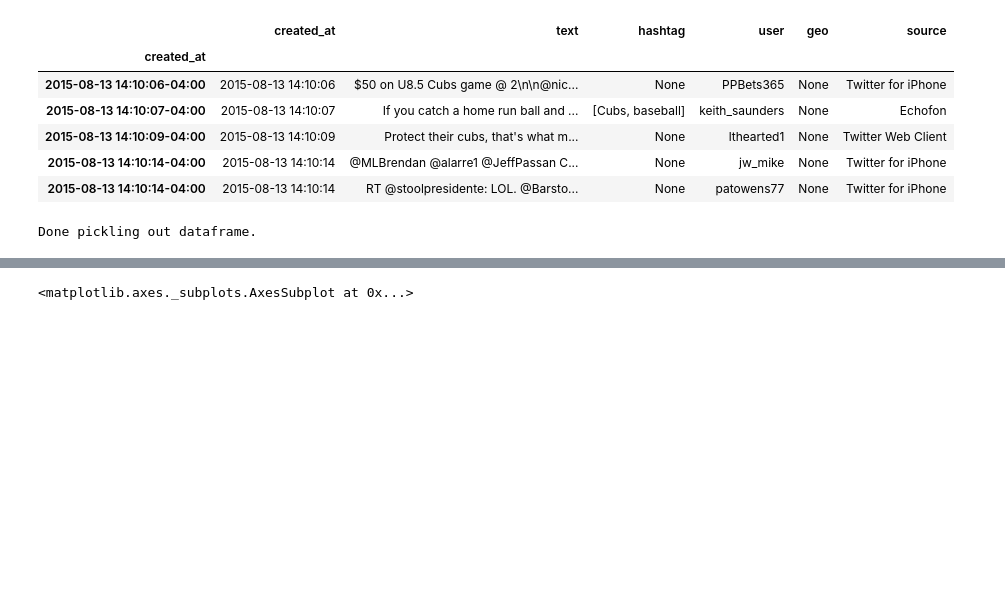
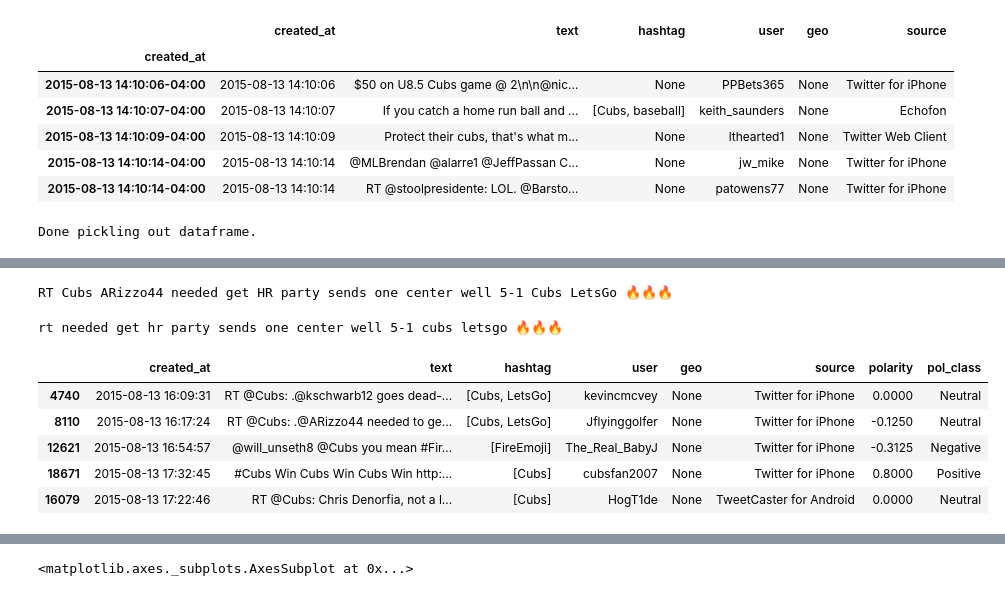
Before and after one commit to yongcho822/Cubs-Sentiment-Analysis-Dashboard, a Jupyter notebook: DaCubs.ipynb, the cells around one changed output, grey strips where cells are left out. Drawn from its saved outputs; the diff is of its cells as text; code cells hidden in the pictures; blank space fills up the shorter version.

```diff
--- a/DaCubs.ipynb
+++ b/DaCubs.ipynb
@@ -294,0 +410,6 @@ dtype: int64
+# %%
+words = TextBlob(df_100.text.iloc[1]).words
+tweet = " ".join([w for w in words if w not in stop])
+print tweet
+# %% [output]
+RT Cubs ARizzo44 needed get HR party sends one center well 5-1 Cubs LetsGo 🔥🔥🔥
@@ -294,0 +418,4 @@ dtype: int64
+# %%
+print preprocess(df_100.text.iloc[1])
+# %% [output]
+rt needed get hr party sends one center well 5-1 cubs letsgo 🔥🔥🔥
@@ -294,0 +427,9 @@ dtype: int64
+# %%
+df_100.head()
+# %% [output]
+|  | created_at | text | hashtag | user | geo | source | polarity | pol_class |
+| 4740 | 2015-08-13 16:09:31 | RT @Cubs: .@kschwarb12 goes dead-... | [Cubs, LetsGo] | kevincmcvey | None | Twitter for iPhone | 0.0000 | Neutral |
+| 8110 | 2015-08-13 16:17:24 | RT @Cubs: .@ARizzo44 needed to ge... | [Cubs, LetsGo] | Jflyinggolfer | None | Twitter for iPhone | -0.1250 | Neutral |
+| 12621 | 2015-08-13 16:54:57 | @will_unseth8 @Cubs you mean #Fir... | [FireEmoji] | The_Real_BabyJ | None | Twitter for iPhone | -0.3125 | Negative |
+| 18671 | 2015-08-13 17:32:45 | #Cubs Win Cubs Win Cubs Win http:... | [Cubs] | cubsfan2007 | None | Twitter for iPhone | 0.8000 | Positive |
+| 16079 | 2015-08-13 17:22:46 | RT @Cubs: Chris Denorfia, not a l... | [Cubs] | HogT1de | None | TweetCaster for Android | 0.0000 | Neutral |
```
Also changed, not shown: parts of 27 cells of this notebook.
